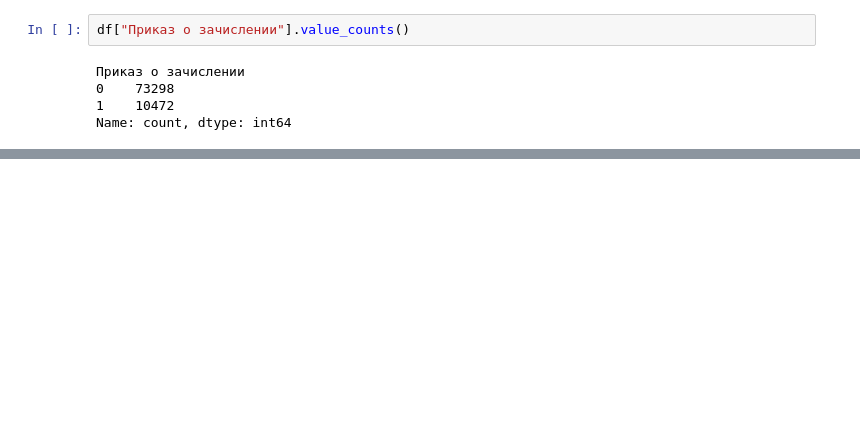
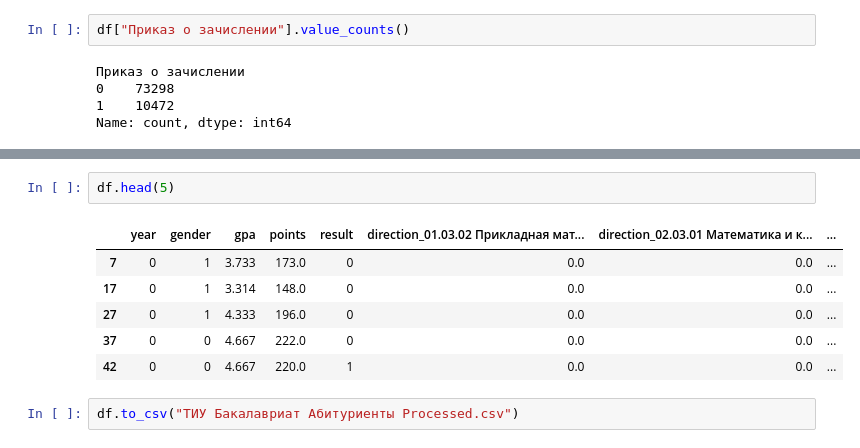
Before and after one commit to Andr171p/tyuiu-ml-api, a Jupyter notebook: notebooks/preprocessing.ipynb, the cells around one changed output, grey strips where cells are left out. Cells and saved outputs as stored; diff of their text form; blank space fills up the shorter version.

```diff
--- a/notebooks/preprocessing.ipynb
+++ b/notebooks/preprocessing.ipynb
@@ -70,0 +175,11 @@ df.head(5)
+# %%
+df.head(5)
+# %% [output]
+|  | year | gender | gpa | points | result | direction_01.03.02 Прикладная мат... | direction_02.03.01 Математика и к... | ... |
+| 7 | 0 | 1 | 3.733 | 173.0 | 0 | 0.0 | 0.0 | ... |
+| 17 | 0 | 1 | 3.314 | 148.0 | 0 | 0.0 | 0.0 | ... |
+| 27 | 0 | 1 | 4.333 | 196.0 | 0 | 0.0 | 0.0 | ... |
+| 37 | 0 | 0 | 4.667 | 222.0 | 0 | 0.0 | 0.0 | ... |
+| 42 | 0 | 0 | 4.667 | 220.0 | 1 | 0.0 | 0.0 | ... |
+# %%
+df.to_csv("ТИУ Бакалавриат Абитуриенты Processed.csv")
```
Also changed, not shown: parts of 20 cells of this notebook, 4 other files.
